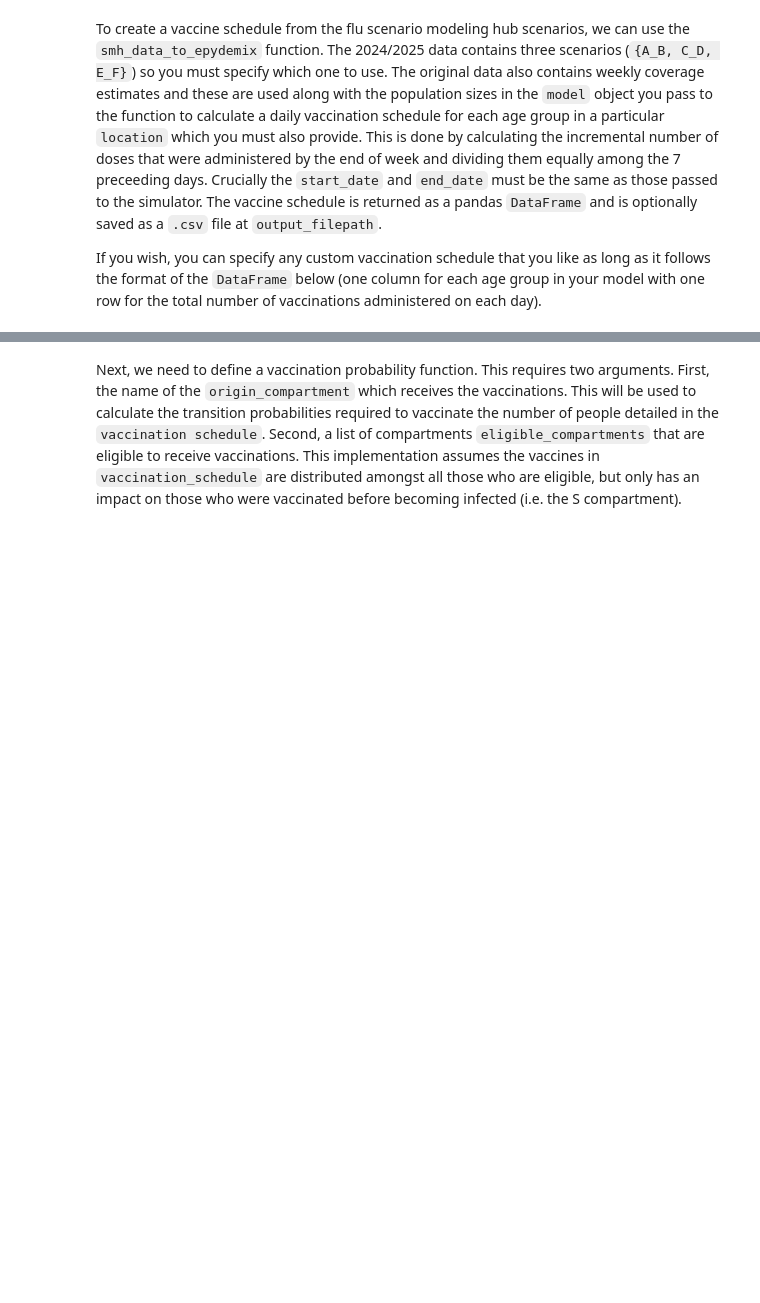
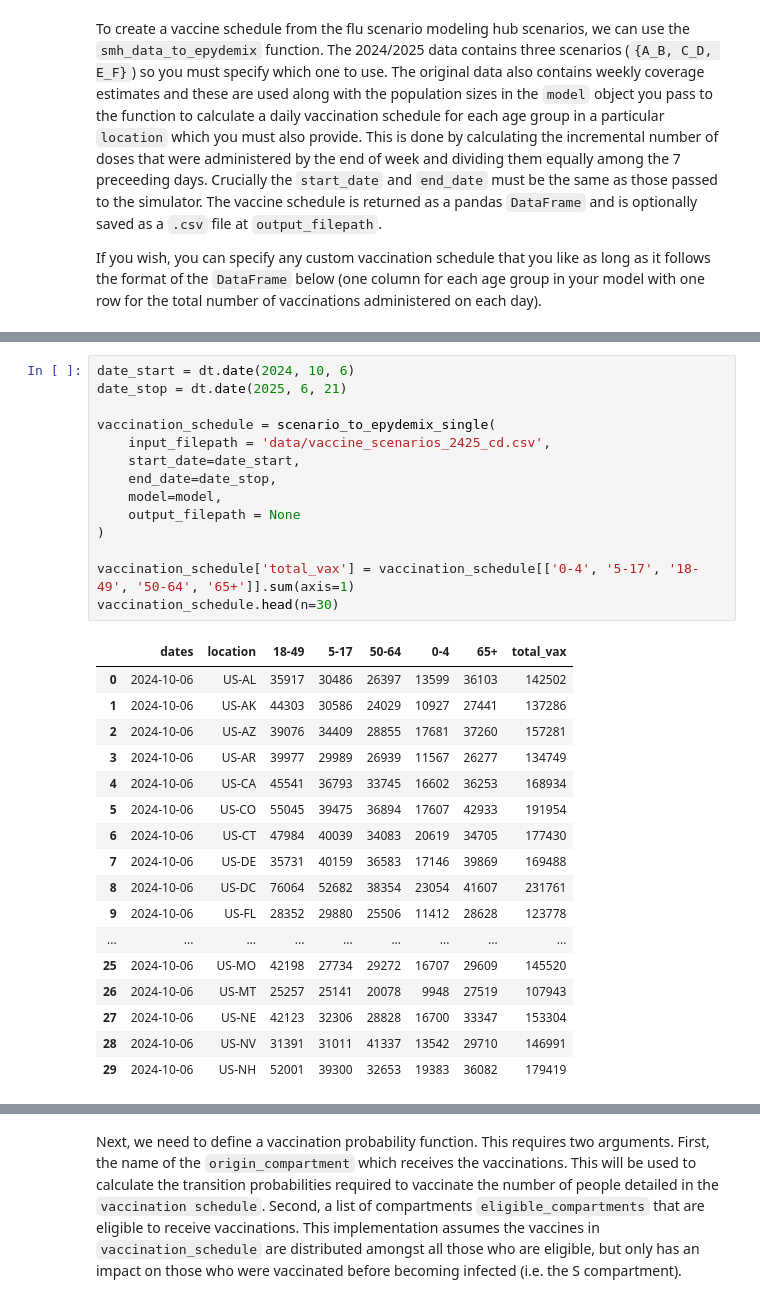
Before and after one commit to mobs-lab/epymodelingsuite, a Jupyter notebook: tutorials/Tutorial_Vaccinations.ipynb, the cells around one changed output, grey strips where cells are left out. Cells and saved outputs as stored; diff of their text form; blank space fills up the shorter version.

```diff
--- a/tutorials/Tutorial_Vaccinations.ipynb
+++ b/tutorials/Tutorial_Vaccinations.ipynb
@@ -78,0 +45,32 @@ vaccination_schedule.head(n=20)
+# %%
+date_start = dt.date(2024, 10, 6)
+date_stop = dt.date(2025, 6, 21)
+
+vaccination_schedule = scenario_to_epydemix_single(
+    input_filepath = 'data/vaccine_scenarios_2425_cd.csv',
+    start_date=date_start,
+    end_date=date_stop,
+    model=model,
+    output_filepath = None
+)
+
+vaccination_schedule['total_vax'] = vaccination_schedule[['0-4', '5-17', '18-49', '50-64', '65+']].sum(axis=1)
+vaccination_schedule.head(n=30)
+# %% [output]
+|  | dates | location | 18-49 | 5-17 | 50-64 | 0-4 | 65+ | total_vax |
+| 0 | 2024-10-06 | US-AL | 35917 | 30486 | 26397 | 13599 | 36103 | 142502 |
+| 1 | 2024-10-06 | US-AK | 44303 | 30586 | 24029 | 10927 | 27441 | 137286 |
+| 2 | 2024-10-06 | US-AZ | 39076 | 34409 | 28855 | 17681 | 37260 | 157281 |
+| 3 | 2024-10-06 | US-AR | 39977 | 29989 | 26939 | 11567 | 26277 | 134749 |
+| 4 | 2024-10-06 | US-CA | 45541 | 36793 | 33745 | 16602 | 36253 | 168934 |
+| 5 | 2024-10-06 | US-CO | 55045 | 39475 | 36894 | 17607 | 42933 | 191954 |
+| 6 | 2024-10-06 | US-CT | 47984 | 40039 | 34083 | 20619 | 34705 | 177430 |
+| 7 | 2024-10-06 | US-DE | 35731 | 40159 | 36583 | 17146 | 39869 | 169488 |
+| 8 | 2024-10-06 | US-DC | 76064 | 52682 | 38354 | 23054 | 41607 | 231761 |
+| 9 | 2024-10-06 | US-FL | 28352 | 29880 | 25506 | 11412 | 28628 | 123778 |
+| ... | ... | ... | ... | ... | ... | ... | ... | ... |
+| 25 | 2024-10-06 | US-MO | 42198 | 27734 | 29272 | 16707 | 29609 | 145520 |
+| 26 | 2024-10-06 | US-MT | 25257 | 25141 | 20078 | 9948 | 27519 | 107943 |
+| 27 | 2024-10-06 | US-NE | 42123 | 32306 | 28828 | 16700 | 33347 | 153304 |
+| 28 | 2024-10-06 | US-NV | 31391 | 31011 | 41337 | 13542 | 29710 | 146991 |
+| 29 | 2024-10-06 | US-NH | 52001 | 39300 | 32653 | 19383 | 36082 | 179419 |
```
Also changed, not shown: parts of 6 cells of this notebook, 6 other files.
